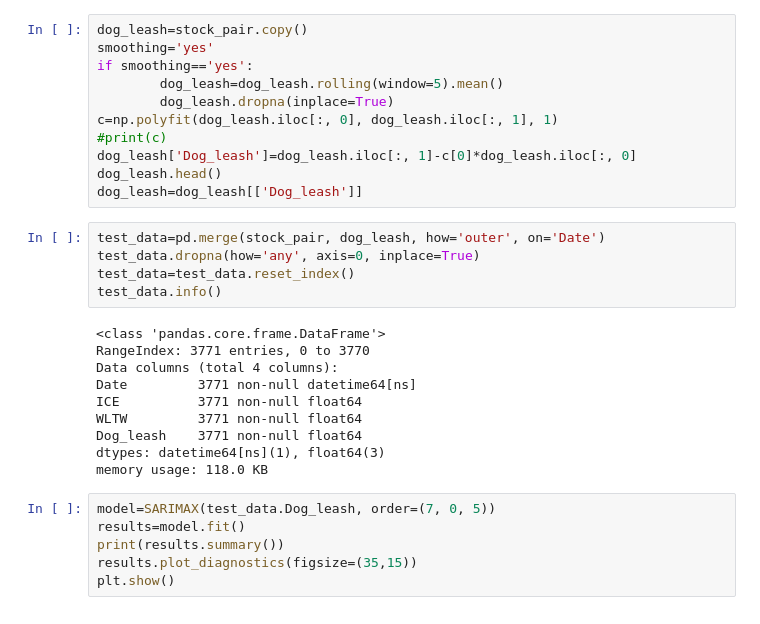
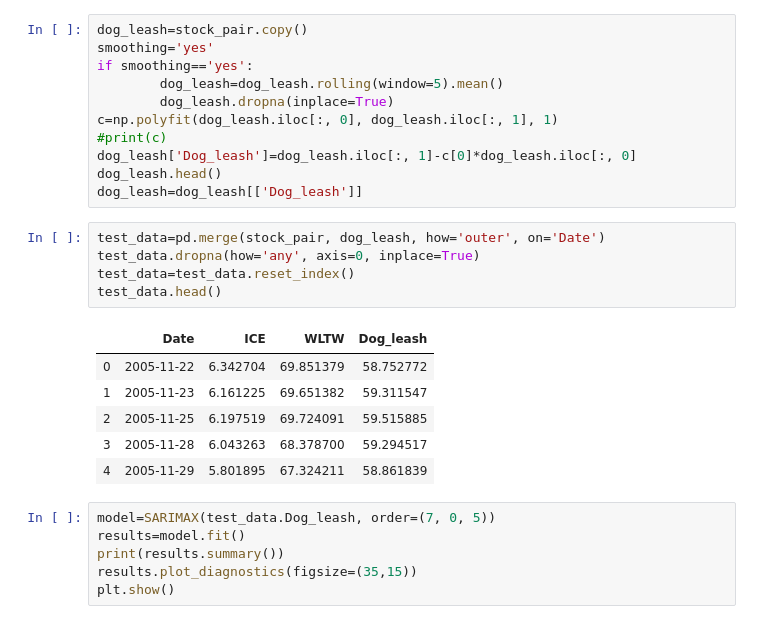
Before and after one commit to webclinic017/happycoding, a Jupyter notebook: Pair trade_Time_series/Back_test.ipynb, the cells around one changed output. Saved outputs shown, nothing was run; the diff lists cells and outputs as text.

```diff
--- a/Pair trade_Time_series/Back_test.ipynb
+++ b/Pair trade_Time_series/Back_test.ipynb
@@ -63,18 +63,15 @@ dog_leash=dog_leash[['Dog_leash']]
 # %%
 test_data=pd.merge(stock_pair, dog_leash, how='outer', on='Date')
 test_data.dropna(how='any', axis=0, inplace=True)
 test_data=test_data.reset_index()
-test_data.info()
+test_data.head()
 # %% [output]
-<class 'pandas.core.frame.DataFrame'>
-RangeIndex: 3771 entries, 0 to 3770
-Data columns (total 4 columns):
-Date         3771 non-null datetime64[ns]
-ICE          3771 non-null float64
-WLTW         3771 non-null float64
-Dog_leash    3771 non-null float64
-dtypes: datetime64[ns](1), float64(3)
-memory usage: 118.0 KB
+|  | Date | ICE | WLTW | Dog_leash |
+| 0 | 2005-11-22 | 6.342704 | 69.851379 | 58.752772 |
+| 1 | 2005-11-23 | 6.161225 | 69.651382 | 59.311547 |
+| 2 | 2005-11-25 | 6.197519 | 69.724091 | 59.515885 |
+| 3 | 2005-11-28 | 6.043263 | 68.378700 | 59.294517 |
+| 4 | 2005-11-29 | 5.801895 | 67.324211 | 58.861839 |
 # %%
 model=SARIMAX(test_data.Dog_leash, order=(7, 0, 5))
 results=model.fit()
```
Also changed, not shown: parts of 1 cell of this notebook, 1 other file.
